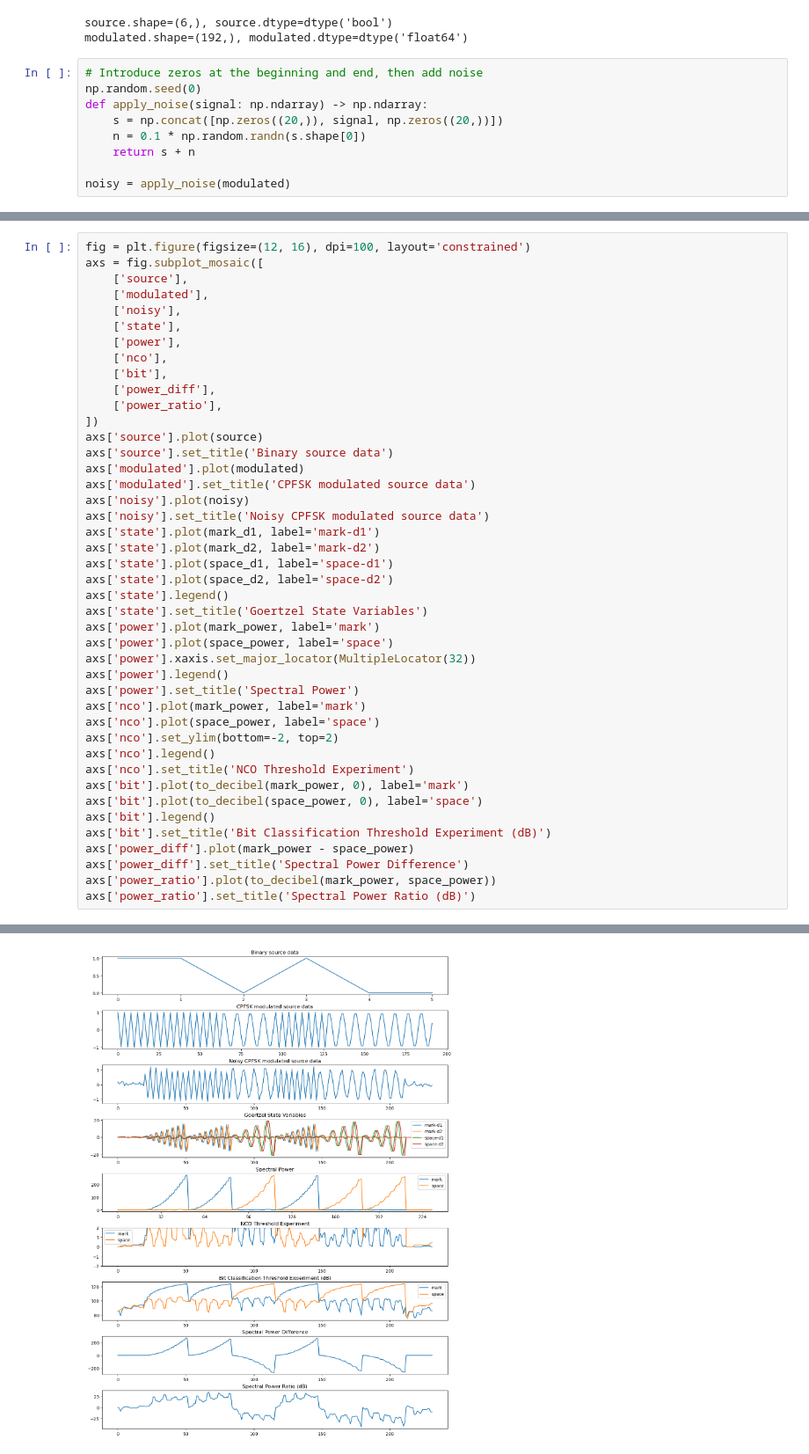
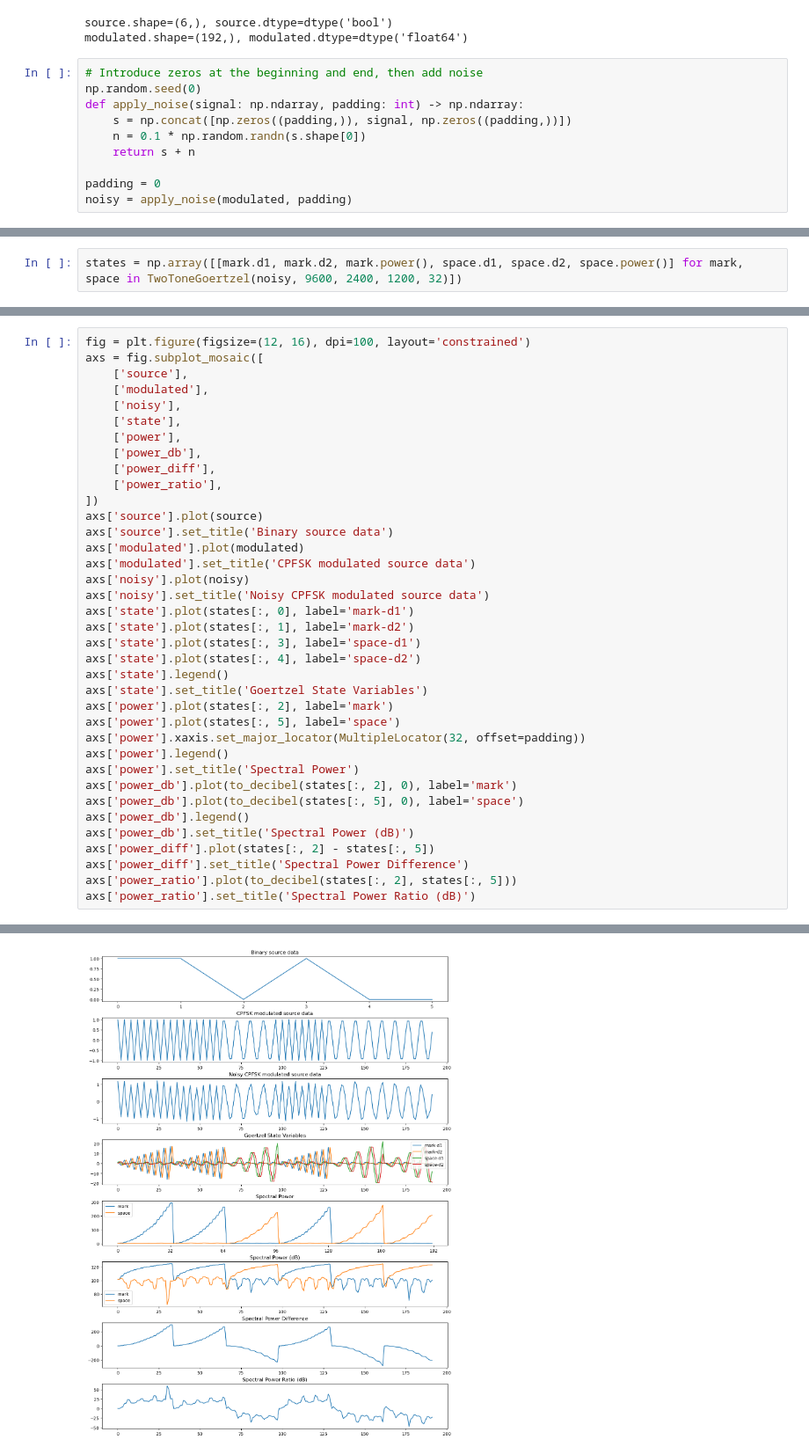
Before and after one commit to nausicaea/rootspace, a Jupyter notebook: contrib/goertzel/goertzel-streaming-nausicaea-2026.ipynb, the cells around one changed output, grey strips where cells are left out. Shown at 88% size. Drawn from its saved outputs; the diff is of its cells as text.

```diff
--- a/contrib/goertzel/goertzel-streaming-nausicaea-2026.ipynb
+++ b/contrib/goertzel/goertzel-streaming-nausicaea-2026.ipynb
@@ -109,9 +178,10 @@ modulated.shape=(192,), modulated.dtype=dtype('float64')
 # %%
 # Introduce zeros at the beginning and end, then add noise
 np.random.seed(0)
-def apply_noise(signal: np.ndarray) -> np.ndarray:
-    s = np.concat([np.zeros((20,)), signal, np.zeros((20,))])
+def apply_noise(signal: np.ndarray, padding: int) -> np.ndarray:
+    s = np.concat([np.zeros((padding,)), signal, np.zeros((padding,))])
     n = 0.1 * np.random.randn(s.shape[0])
     return s + n
 
-noisy = apply_noise(modulated)
+padding = 0
+noisy = apply_noise(modulated, padding)
@@ -127,0 +188,2 @@ space_power = np.array([state.power() for state in space_states])
+# %%
+states = np.array([[mark.d1, mark.d2, mark.power(), space.d1, space.d2, space.power()] for mark, space in TwoToneGoertzel(noisy, 9600, 2400, 1200, 32)])
@@ -128,46 +192,40 @@ space_power = np.array([state.power() for state in space_states])
 # %%
 fig = plt.figure(figsize=(12, 16), dpi=100, layout='constrained')
 axs = fig.subplot_mosaic([
     ['source'],
     ['modulated'],
     ['noisy'],
     ['state'],
     ['power'],
-    ['nco'],
-    ['bit'],
+    ['power_db'],
     ['power_diff'],
     ['power_ratio'],
 ])
 axs['source'].plot(source)
 axs['source'].set_title('Binary source data')
 axs['modulated'].plot(modulated)
 axs['modulated'].set_title('CPFSK modulated source data')
 axs['noisy'].plot(noisy)
 axs['noisy'].set_title('Noisy CPFSK modulated source data')
-axs['state'].plot(mark_d1, label='mark-d1')
-axs['state'].plot(mark_d2, label='mark-d2')
-axs['state'].plot(space_d1, label='space-d1')
-axs['state'].plot(space_d2, label='space-d2')
+axs['state'].plot(states[:, 0], label='mark-d1')
+axs['state'].plot(states[:, 1], label='mark-d2')
+axs['state'].plot(states[:, 3], label='space-d1')
+axs['state'].plot(states[:, 4], label='space-d2')
 axs['state'].legend()
 axs['state'].set_title('Goertzel State Variables')
-axs['power'].plot(mark_power, label='mark')
-axs['power'].plot(space_power, label='space')
-axs['power'].xaxis.set_major_locator(MultipleLocator(32))
+axs['power'].plot(states[:, 2], label='mark')
+axs['power'].plot(states[:, 5], label='space')
+axs['power'].xaxis.set_major_locator(MultipleLocator(32, offset=padding))
 axs['power'].legend()
 axs['power'].set_title('Spectral Power')
-axs['nco'].plot(mark_power, label='mark')
-axs['nco'].plot(space_power, label='space')
-axs['nco'].set_ylim(bottom=-2, top=2)
-axs['nco'].legend()
-axs['nco'].set_title('NCO Threshold Experiment')
-axs['bit'].plot(to_decibel(mark_power, 0), label='mark')
-axs['bit'].plot(to_decibel(space_power, 0), label='space')
-axs['bit'].legend()
-axs['bit'].set_title('Bit Classification Threshold Experiment (dB)')
-axs['power_diff'].plot(mark_power - space_power)
+axs['power_db'].plot(to_decibel(states[:, 2], 0), label='mark')
+axs['power_db'].plot(to_decibel(states[:, 5], 0), label='space')
+axs['power_db'].legend()
+axs['power_db'].set_title('Spectral Power (dB)')
+axs['power_diff'].plot(states[:, 2] - states[:, 5])
 axs['power_diff'].set_title('Spectral Power Difference')
-axs['power_ratio'].plot(to_decibel(mark_power, space_power))
+axs['power_ratio'].plot(to_decibel(states[:, 2], states[:, 5]))
 axs['power_ratio'].set_title('Spectral Power Ratio (dB)')
 # %% [output]
 Text(0.5, 1.0, 'Spectral Power Ratio (dB)')
-[figure, old version]
+[figure, new version]
```
Also changed, not shown: parts of 5 cells of this notebook.
